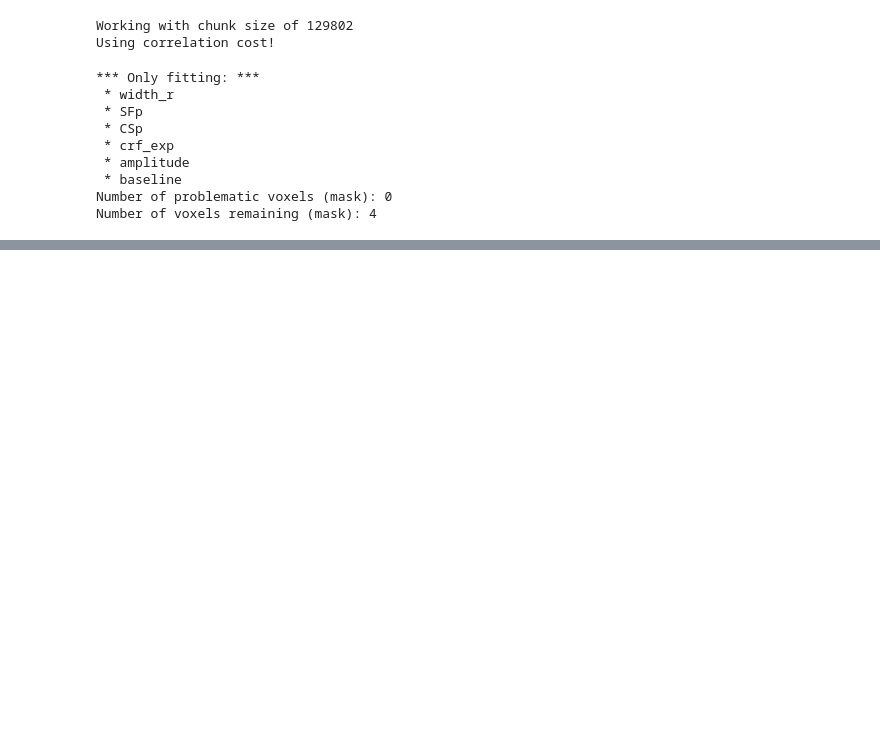
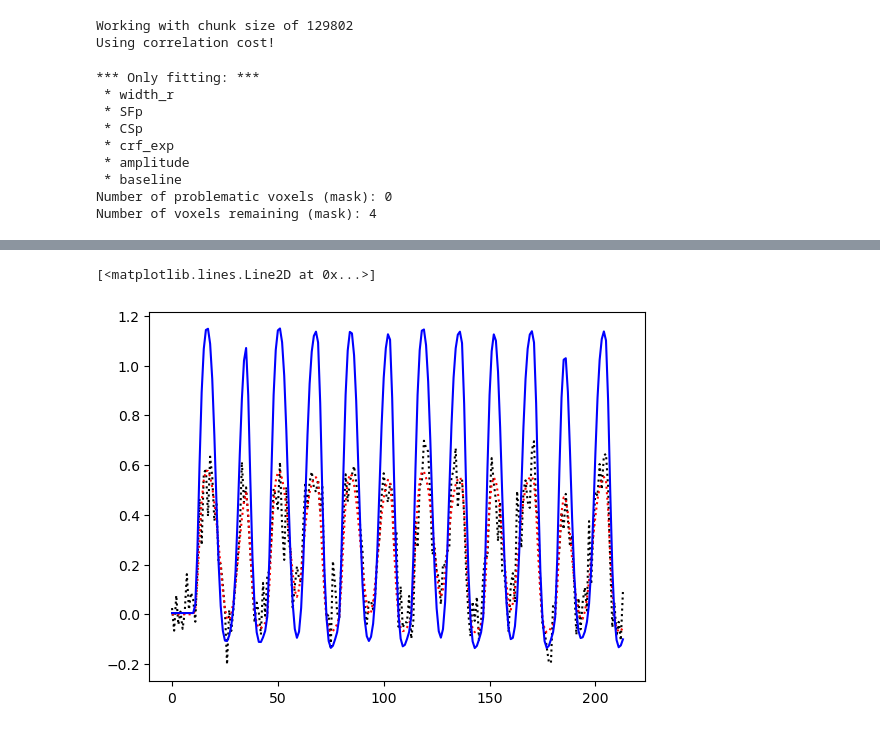
Before and after one commit to mdaghlian/braincoder_bprf, a Jupyter notebook: notebooks/CSENF_mcmc.ipynb, the cells around one changed output, grey strips where cells are left out. Cells and saved outputs as stored; diff of their text form; code cells hidden in the pictures; blank space fills up the shorter version.

```diff
--- a/notebooks/CSENF_mcmc.ipynb
+++ b/notebooks/CSENF_mcmc.ipynb
@@ -156,3 +154,19 @@ WARNING:tensorflow:6 out of the last 6 calls to <function sample_hmc at 0x...> t
+# %%
+idx = 3
+burn_in = 100
+plt.plot(data.iloc[:,0], ':k')
+plt.plot(pred.iloc[:,0], ':r')
+cpred = model.predict(parameters=refined_pars)
+plt.plot(cpred.iloc[:,idx], 'b')
+# this_pred = bfitter.model.predict(
+#     parameters=bfitter.mcmc_sampler[idx]
+# )
+# plt.plot(
+#     this_pred.iloc[:,burn_in:], '-g', alpha=.1,
+# )
+# %% [output]
+[<matplotlib.lines.Line2D at 0x...>]
+[figure, added]
 # %%
 # Lets see are we getting closer?
 fig,axs = plt.subplots(2,4,figsize=(20,10))
```
Also changed, not shown: parts of 12 cells of this notebook, 3 other files.
